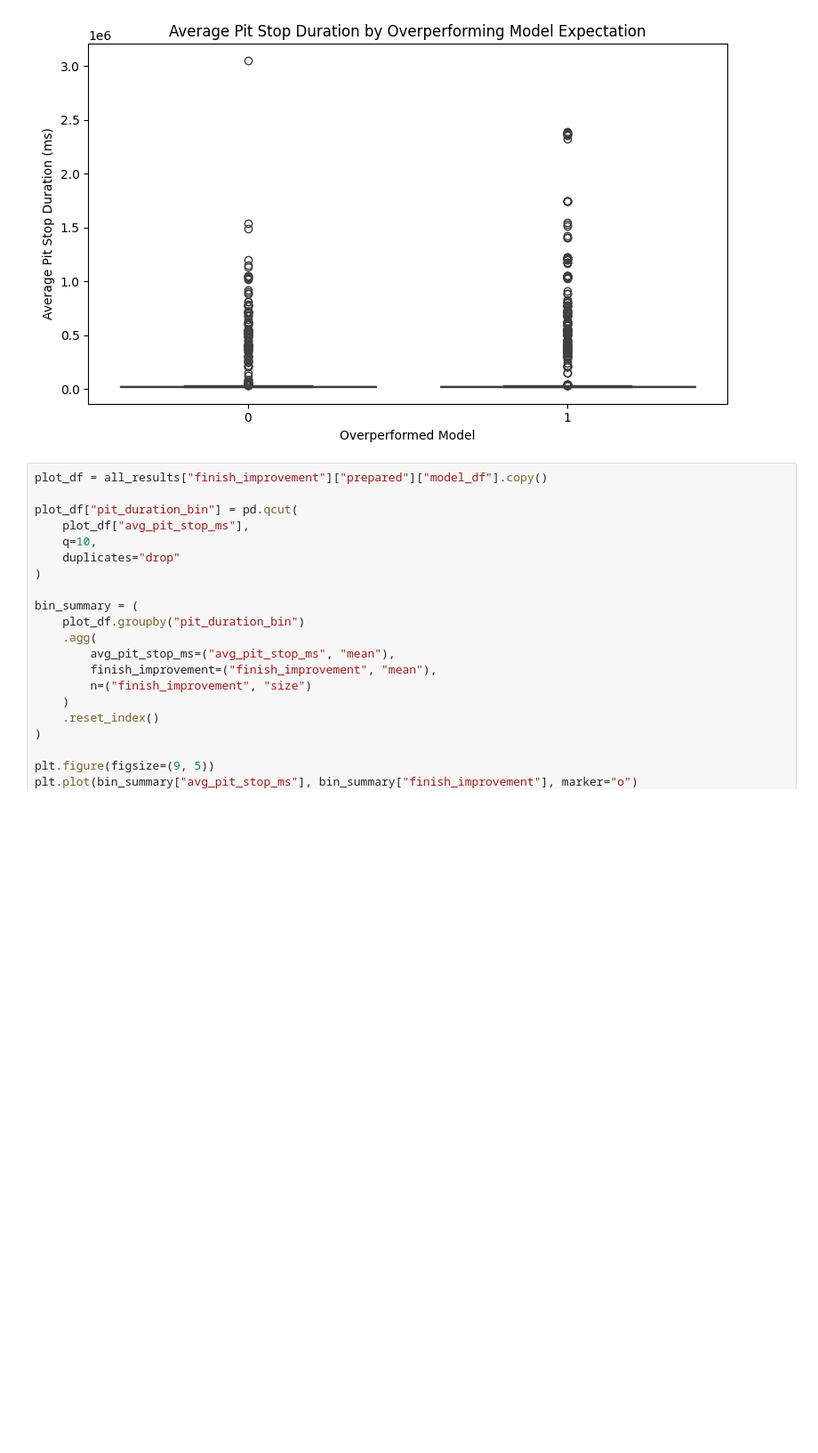
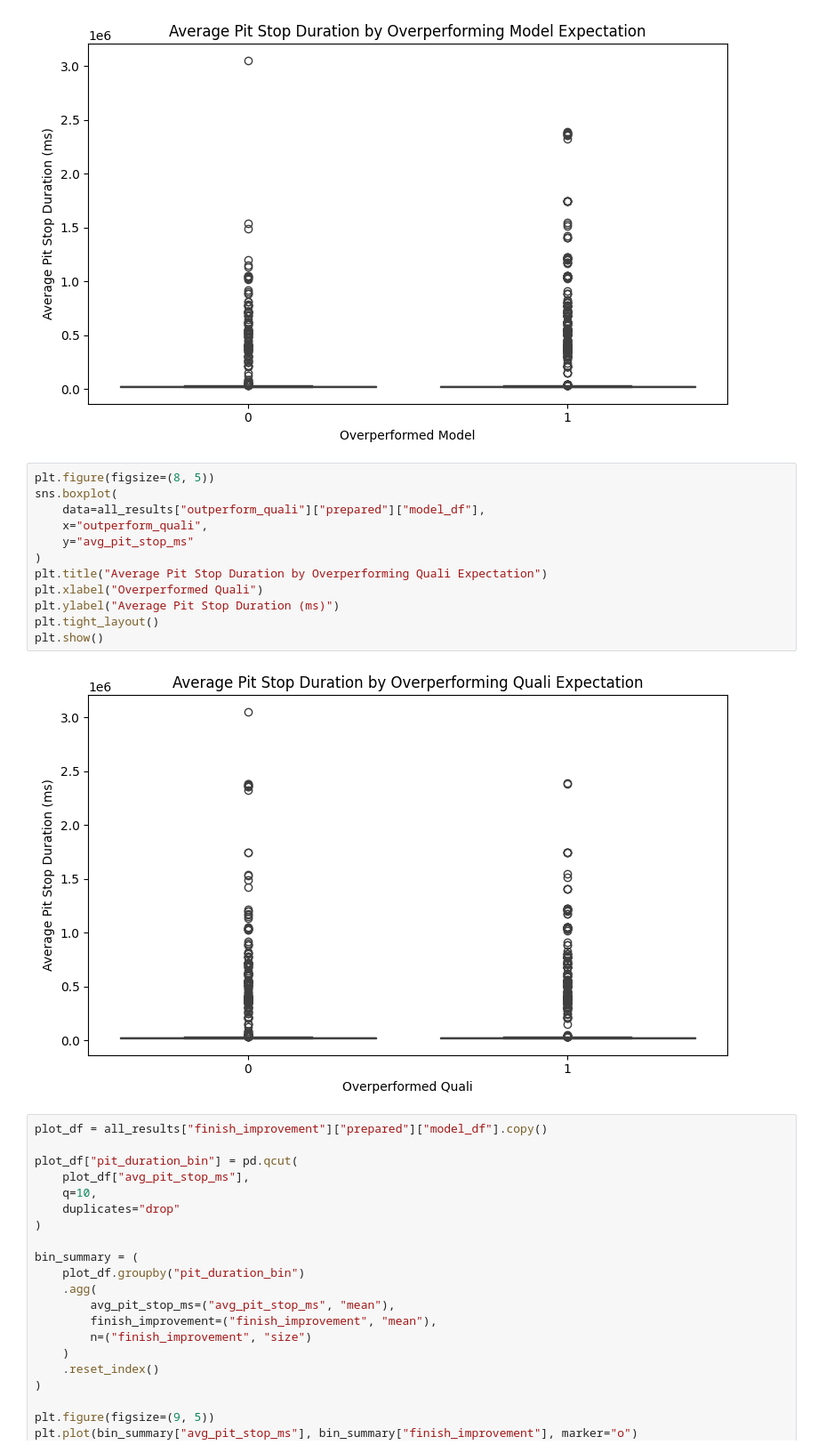
Before and after one commit to blackpaigestone/f1-worldchamp, a Jupyter notebook: 04_race_strategy_and_pit_stop_modeling.ipynb, the cells around one changed output. Shown at 89% size. Saved outputs shown, nothing was run; the diff lists cells and outputs as text; blank space fills up the shorter version.

Commit message:
finalizing visuals

```diff
--- a/04_race_strategy_and_pit_stop_modeling.ipynb
+++ b/04_race_strategy_and_pit_stop_modeling.ipynb
@@ -971,6 +971,20 @@ plt.tight_layout()
 plt.show()
 # %% [output]
 [figure]
+# %%
+plt.figure(figsize=(8, 5))
+sns.boxplot(
+    data=all_results["outperform_quali"]["prepared"]["model_df"],
+    x="outperform_quali",
+    y="avg_pit_stop_ms"
+)
+plt.title("Average Pit Stop Duration by Overperforming Quali Expectation")
+plt.xlabel("Overperformed Quali")
+plt.ylabel("Average Pit Stop Duration (ms)")
+plt.tight_layout()
+plt.show()
+# %% [output]
+[figure, added]
 # %%
 plot_df = all_results["finish_improvement"]["prepared"]["model_df"].copy()
 
```
Also changed, not shown: parts of 1 cell of this notebook.
